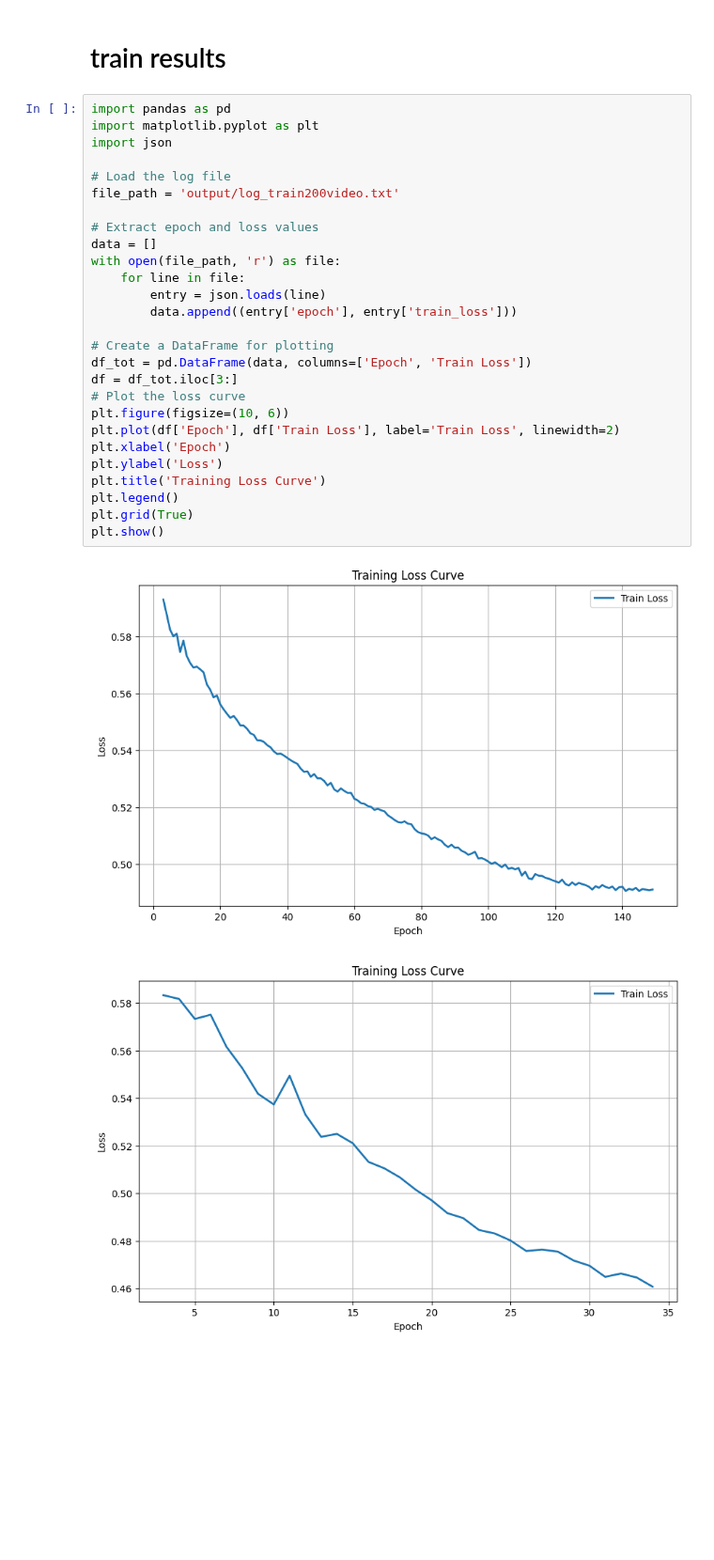
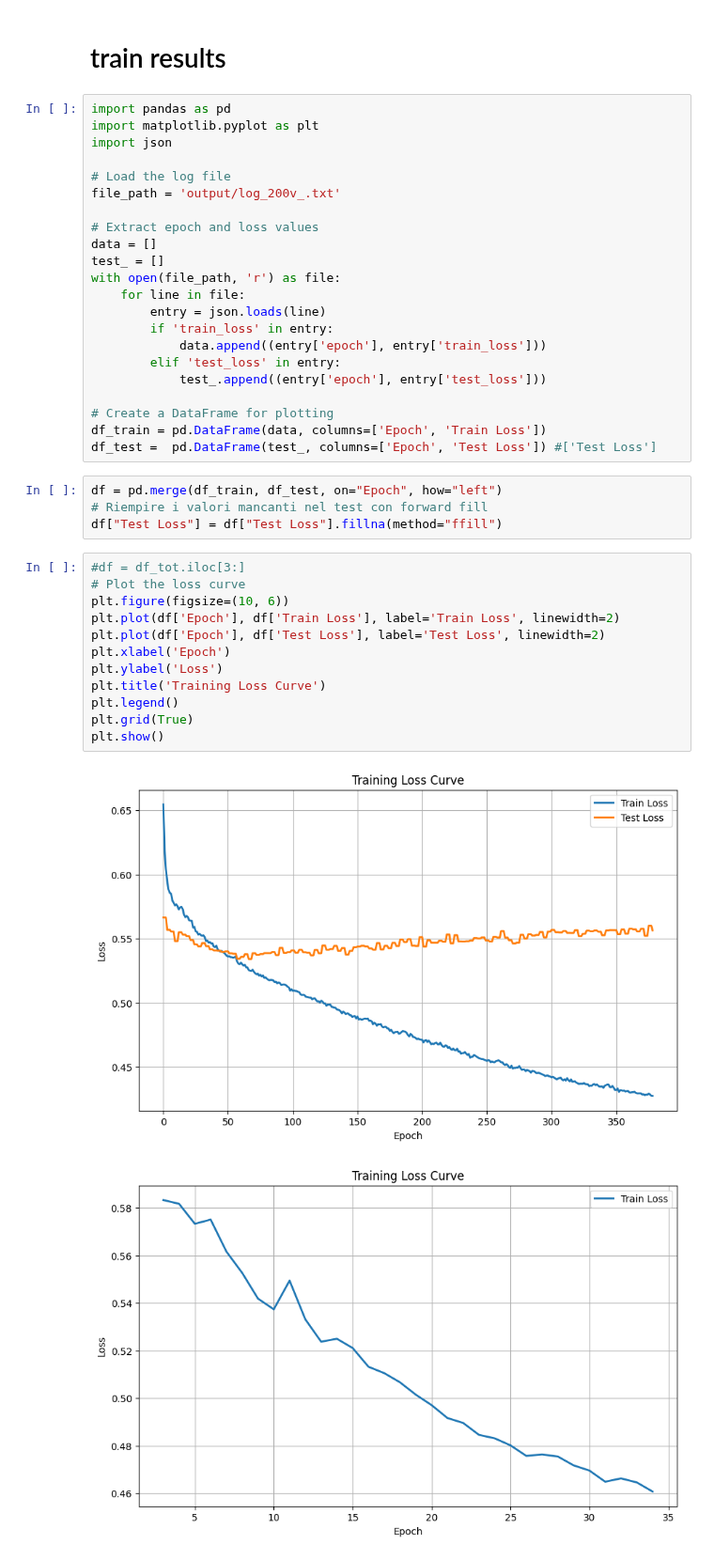
Before and after one commit to dandarm/VideoMAEv2, a Jupyter notebook: training+verifica.ipynb, the cells around one changed output. Shown at 94% size. Drawn from its saved outputs; the diff is of its cells as text; blank space fills up the shorter version.

```diff
--- a/training+verifica.ipynb
+++ b/training+verifica.ipynb
@@ -6,29 +6,40 @@ import matplotlib.pyplot as plt
 import json
 
 # Load the log file
-file_path = 'output/log_train200video.txt'
+file_path = 'output/log_200v_.txt'
 
 # Extract epoch and loss values
 data = []
+test_ = []
 with open(file_path, 'r') as file:
     for line in file:
         entry = json.loads(line)
-        data.append((entry['epoch'], entry['train_loss']))
+        if 'train_loss' in entry:
+            data.append((entry['epoch'], entry['train_loss']))
+        elif 'test_loss' in entry:
+            test_.append((entry['epoch'], entry['test_loss']))
 
 # Create a DataFrame for plotting
-df_tot = pd.DataFrame(data, columns=['Epoch', 'Train Loss'])
-df = df_tot.iloc[3:]
-# Plot the loss curve
-plt.figure(figsize=(10, 6))
-plt.plot(df['Epoch'], df['Train Loss'], label='Train Loss', linewidth=2)
-plt.xlabel('Epoch')
-plt.ylabel('Loss')
-plt.title('Training Loss Curve')
-plt.legend()
-plt.grid(True)
-plt.show()
+df_train = pd.DataFrame(data, columns=['Epoch', 'Train Loss'])
+df_test =  pd.DataFrame(test_, columns=['Epoch', 'Test Loss']) #['Test Loss']
-# %% [output]
-[figure, removed]
+# %%
+df = pd.merge(df_train, df_test, on="Epoch", how="left")
+# Riempire i valori mancanti nel test con forward fill
+df["Test Loss"] = df["Test Loss"].fillna(method="ffill")
+# %%
+#df = df_tot.iloc[3:]
+# Plot the loss curve
+plt.figure(figsize=(10, 6))
+plt.plot(df['Epoch'], df['Train Loss'], label='Train Loss', linewidth=2)
+plt.plot(df['Epoch'], df['Test Loss'], label='Test Loss', linewidth=2)
+plt.xlabel('Epoch')
+plt.ylabel('Loss')
+plt.title('Training Loss Curve')
+plt.legend()
+plt.grid(True)
+plt.show()
+# %% [output]
+[figure, added]
 # %%
 # %% [output]
 [figure]
```
Also changed, not shown: 1 other file.
